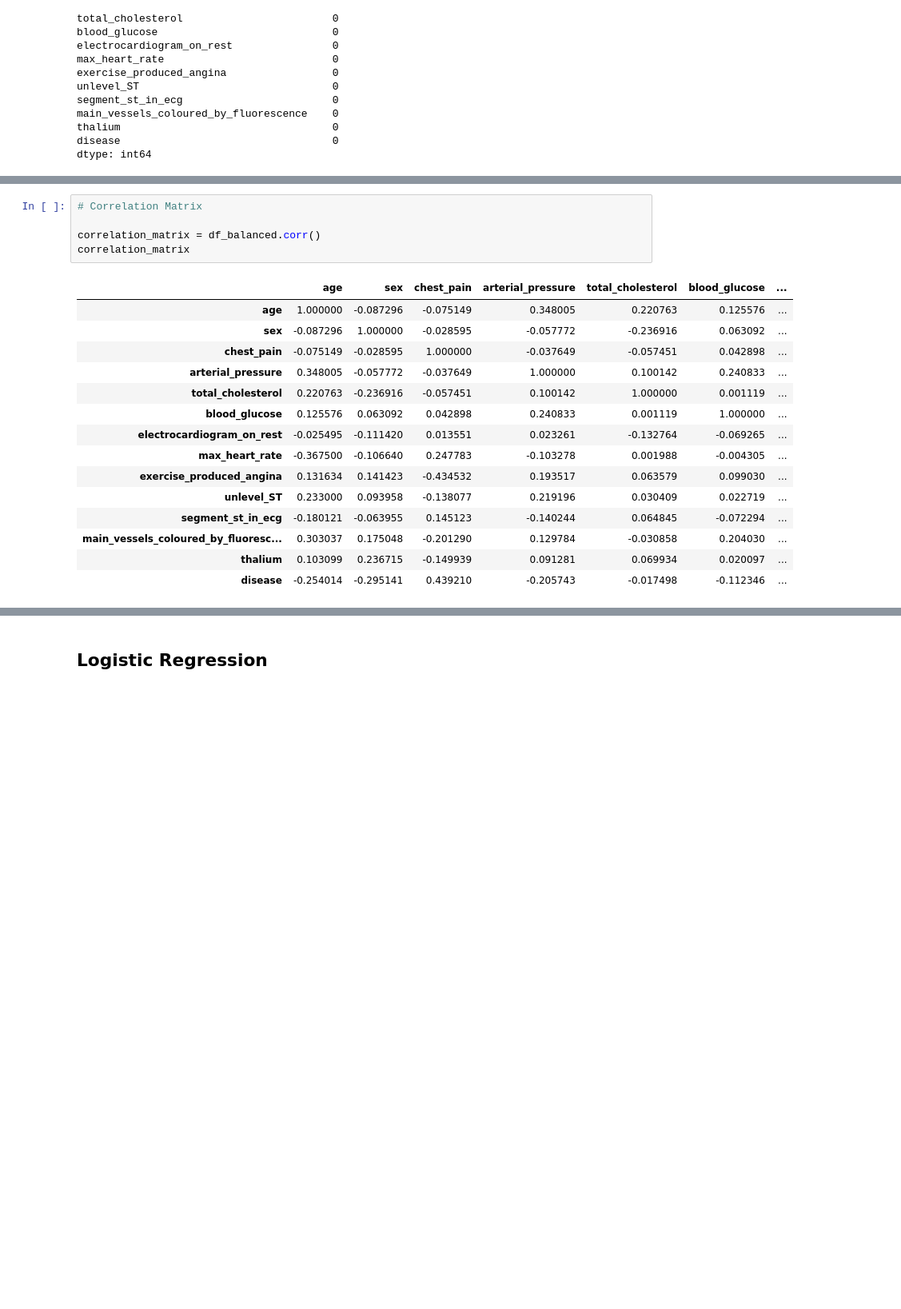
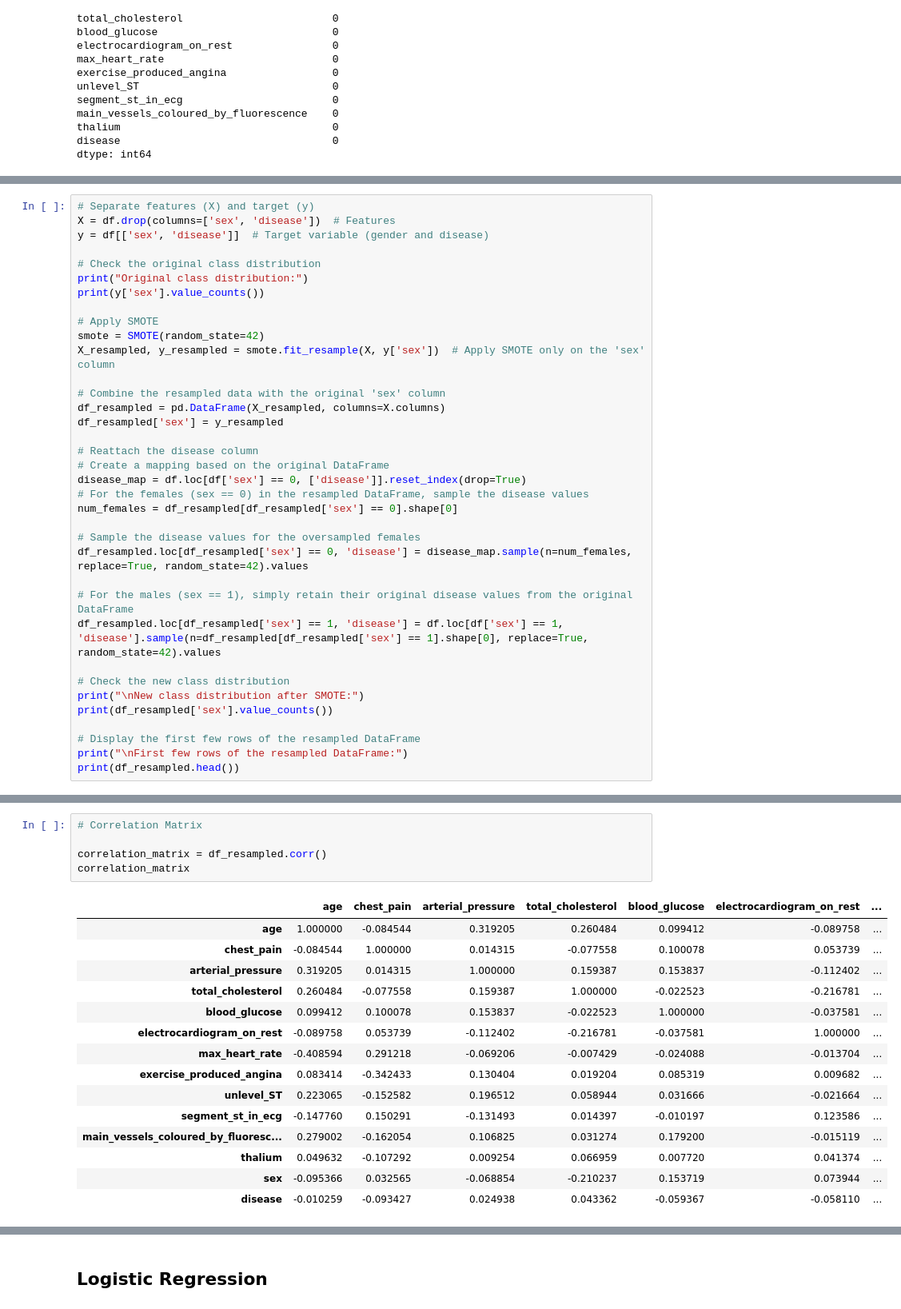
Before and after one commit to AlejandroAlegrePinilla/Heart_Disease_Predictor, a Jupyter notebook: main.ipynb, the cells around one changed output, grey strips where cells are left out. Shown at 80% size. Saved outputs shown, nothing was run; the diff lists cells and outputs as text; blank space fills up the shorter version.

```diff
--- a/main.ipynb
+++ b/main.ipynb
@@ -158,0 +110,36 @@ Name: count, dtype: int64
+# %%
+# Separate features (X) and target (y)
+X = df.drop(columns=['sex', 'disease'])  # Features
+y = df[['sex', 'disease']]  # Target variable (gender and disease)
+
+# Check the original class distribution
+print("Original class distribution:")
+print(y['sex'].value_counts())
+
+# Apply SMOTE
+smote = SMOTE(random_state=42)
+X_resampled, y_resampled = smote.fit_resample(X, y['sex'])  # Apply SMOTE only on the 'sex' column
+
+# Combine the resampled data with the original 'sex' column
+df_resampled = pd.DataFrame(X_resampled, columns=X.columns)
+df_resampled['sex'] = y_resampled
+
+# Reattach the disease column
+# Create a mapping based on the original DataFrame
+disease_map = df.loc[df['sex'] == 0, ['disease']].reset_index(drop=True)
+# For the females (sex == 0) in the resampled DataFrame, sample the disease values
+num_females = df_resampled[df_resampled['sex'] == 0].shape[0]
+
+# Sample the disease values for the oversampled females
+df_resampled.loc[df_resampled['sex'] == 0, 'disease'] = disease_map.sample(n=num_females, replace=True, random_state=42).values
+
+# For the males (sex == 1), simply retain their original disease values from the original DataFrame
+df_resampled.loc[df_resampled['sex'] == 1, 'disease'] = df.loc[df['sex'] == 1, 'disease'].sample(n=df_resampled[df_resampled['sex'] == 1].shape[0], replace=True, random_state=42).values
+
+# Check the new class distribution
+print("\nNew class distribution after SMOTE:")
+print(df_resampled['sex'].value_counts())
+
+# Display the first few rows of the resampled DataFrame
+print("\nFirst few rows of the resampled DataFrame:")
+print(df_resampled.head())
@@ -162,24 +196,24 @@ df_balanced.to_csv('df_heart.csv', index=False)
 # %%
 # Correlation Matrix
 
-correlation_matrix = df_balanced.corr()
+correlation_matrix = df_resampled.corr()
 correlation_matrix
 # %% [output]
-|  | age | sex | chest_pain | arterial_pressure | total_cholesterol | blood_glucose | ... |
-| age | 1.000000 | -0.087296 | -0.075149 | 0.348005 | 0.220763 | 0.125576 | ... |
-| sex | -0.087296 | 1.000000 | -0.028595 | -0.057772 | -0.236916 | 0.063092 | ... |
-| chest_pain | -0.075149 | -0.028595 | 1.000000 | -0.037649 | -0.057451 | 0.042898 | ... |
-| arterial_pressure | 0.348005 | -0.057772 | -0.037649 | 1.000000 | 0.100142 | 0.240833 | ... |
-| total_cholesterol | 0.220763 | -0.236916 | -0.057451 | 0.100142 | 1.000000 | 0.001119 | ... |
-| blood_glucose | 0.125576 | 0.063092 | 0.042898 | 0.240833 | 0.001119 | 1.000000 | ... |
-| electrocardiogram_on_rest | -0.025495 | -0.111420 | 0.013551 | 0.023261 | -0.132764 | -0.069265 | ... |
-| max_heart_rate | -0.367500 | -0.106640 | 0.247783 | -0.103278 | 0.001988 | -0.004305 | ... |
-| exercise_produced_angina | 0.131634 | 0.141423 | -0.434532 | 0.193517 | 0.063579 | 0.099030 | ... |
-| unlevel_ST | 0.233000 | 0.093958 | -0.138077 | 0.219196 | 0.030409 | 0.022719 | ... |
-| segment_st_in_ecg | -0.180121 | -0.063955 | 0.145123 | -0.140244 | 0.064845 | -0.072294 | ... |
-| main_vessels_coloured_by_fluoresc... | 0.303037 | 0.175048 | -0.201290 | 0.129784 | -0.030858 | 0.204030 | ... |
-| thalium | 0.103099 | 0.236715 | -0.149939 | 0.091281 | 0.069934 | 0.020097 | ... |
-| disease | -0.254014 | -0.295141 | 0.439210 | -0.205743 | -0.017498 | -0.112346 | ... |
+|  | age | chest_pain | arterial_pressure | total_cholesterol | blood_glucose | electrocardiogram_on_rest | ... |
+| age | 1.000000 | -0.084544 | 0.319205 | 0.260484 | 0.099412 | -0.089758 | ... |
+| chest_pain | -0.084544 | 1.000000 | 0.014315 | -0.077558 | 0.100078 | 0.053739 | ... |
+| arterial_pressure | 0.319205 | 0.014315 | 1.000000 | 0.159387 | 0.153837 | -0.112402 | ... |
+| total_cholesterol | 0.260484 | -0.077558 | 0.159387 | 1.000000 | -0.022523 | -0.216781 | ... |
+| blood_glucose | 0.099412 | 0.100078 | 0.153837 | -0.022523 | 1.000000 | -0.037581 | ... |
+| electrocardiogram_on_rest | -0.089758 | 0.053739 | -0.112402 | -0.216781 | -0.037581 | 1.000000 | ... |
+| max_heart_rate | -0.408594 | 0.291218 | -0.069206 | -0.007429 | -0.024088 | -0.013704 | ... |
+| exercise_produced_angina | 0.083414 | -0.342433 | 0.130404 | 0.019204 | 0.085319 | 0.009682 | ... |
+| unlevel_ST | 0.223065 | -0.152582 | 0.196512 | 0.058944 | 0.031666 | -0.021664 | ... |
+| segment_st_in_ecg | -0.147760 | 0.150291 | -0.131493 | 0.014397 | -0.010197 | 0.123586 | ... |
+| main_vessels_coloured_by_fluoresc... | 0.279002 | -0.162054 | 0.106825 | 0.031274 | 0.179200 | -0.015119 | ... |
+| thalium | 0.049632 | -0.107292 | 0.009254 | 0.066959 | 0.007720 | 0.041374 | ... |
+| sex | -0.095366 | 0.032565 | -0.068854 | -0.210237 | 0.153719 | 0.073944 | ... |
+| disease | -0.010259 | -0.093427 | 0.024938 | 0.043362 | -0.059367 | -0.058110 | ... |
 # %%
 # Correlation Heatmap
 
```
Also changed, not shown: parts of 20 cells of this notebook, 5 other files.
